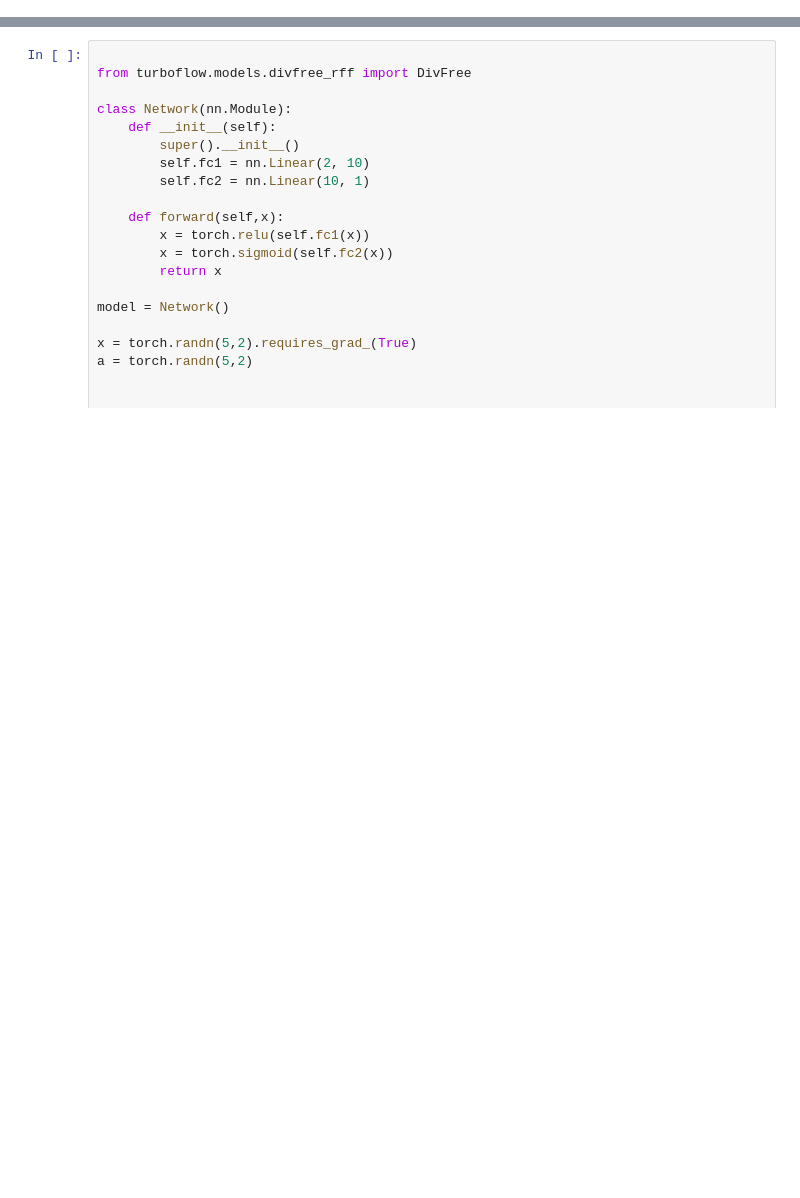
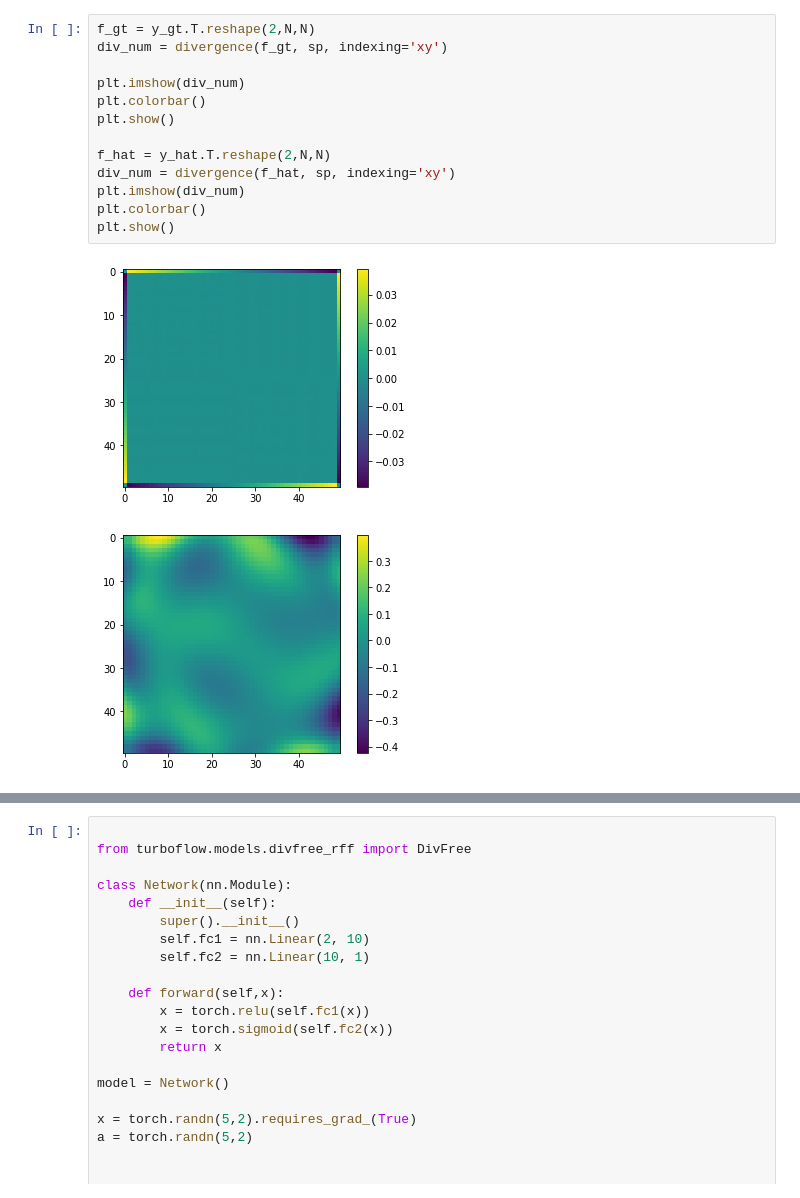
Before and after one commit to Chutlhu/TurboSuperResultion, a Jupyter notebook: notebooks/[Sandbox] Div-free functions.ipynb, the cells around one changed output, grey strips where cells are left out. Drawn from its saved outputs; the diff is of its cells as text; blank space fills up the shorter version.

```diff
--- a/notebooks/[Sandbox] Div-free functions.ipynb
+++ b/notebooks/[Sandbox] Div-free functions.ipynb
@@ -215,0 +338,16 @@ tensor([[[0.0015, 0.0008],
+# %%
+f_gt = y_gt.T.reshape(2,N,N)
+div_num = divergence(f_gt, sp, indexing='xy')
+
+plt.imshow(div_num)
+plt.colorbar()
+plt.show()
+
+f_hat = y_hat.T.reshape(2,N,N)
+div_num = divergence(f_hat, sp, indexing='xy')
+plt.imshow(div_num)
+plt.colorbar()
+plt.show()
+# %% [output]
+[figure, added]
+[figure, added]
```
Also changed, not shown: parts of 18 cells of this notebook, 8 other files.
